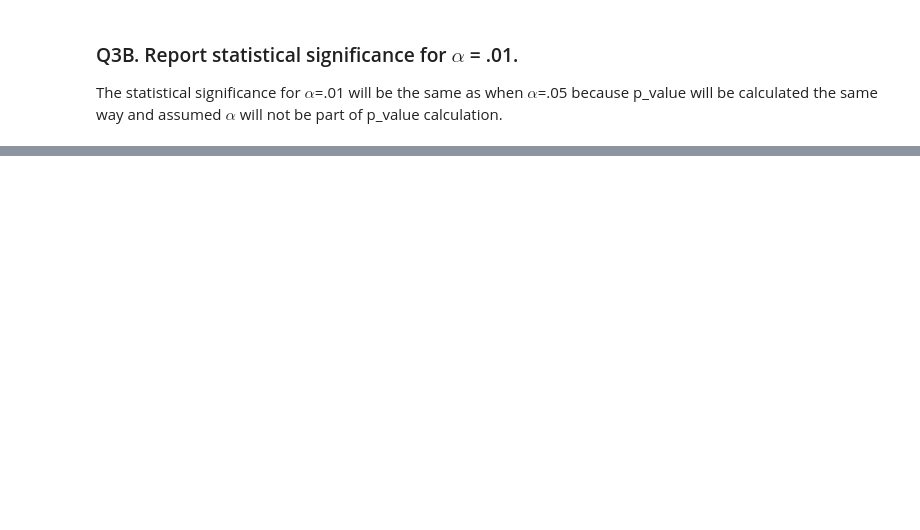
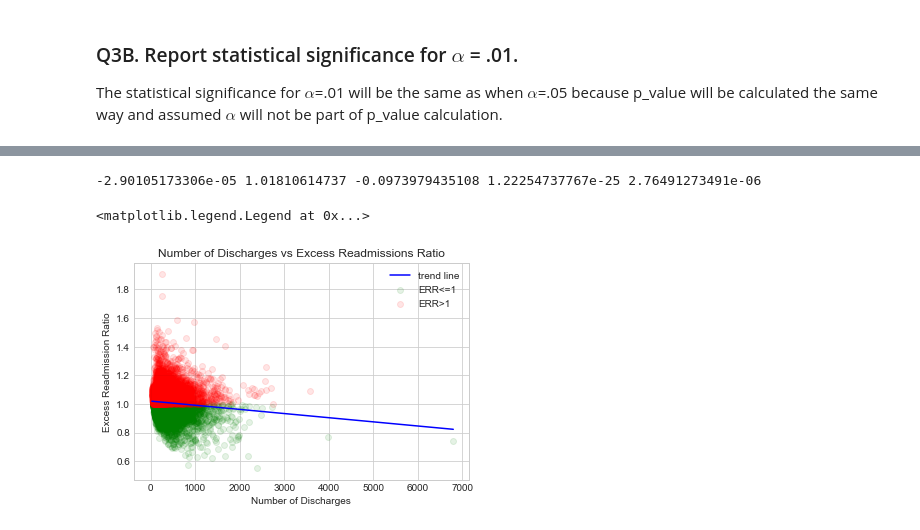
Before and after one commit to CttYss/dsi-inferential-statistics, a Jupyter notebook: inferential_statistics_exercise_3.ipynb, the cells around one changed output, grey strips where cells are left out. Cells and saved outputs as stored; diff of their text form; code cells hidden in the pictures; blank space fills up the shorter version.

```diff
--- a/inferential_statistics_exercise_3.ipynb
+++ b/inferential_statistics_exercise_3.ipynb
@@ -272,0 +422,19 @@ The statistical significance for $\alpha$=.01 will be the same as when $\alpha$=
+# %%
+print(slope, intercept, r_value, p_value, std_err)
+# %% [output]
+-2.90105173306e-05 1.01810614737 -0.0973979435108 1.22254737767e-25 2.76491273491e-06
+# %%
+X=new['Number of Discharges'].sort_values()
+y_trend=(-2.901e-05)*X + 1.02
+# %%
+plt.scatter(hosp1['Number of Discharges'], hosp1['Excess Readmission Ratio'], c='g', label="ERR<=1", alpha=0.10)
+plt.scatter(hosp2['Number of Discharges'], hosp2['Excess Readmission Ratio'], c='r', label='ERR>1', alpha=0.1)
+plt.plot(X, y_trend, c='b', label='trend line')
+
+plt.xlabel('Number of Discharges')
+plt.ylabel('Excess Readmission Ratio')
+plt.title('Number of Discharges vs Excess Readmissions Ratio')
+plt.legend()
+# %% [output]
+<matplotlib.legend.Legend at 0x...>
+[figure, added]
```
Also changed, not shown: parts of 25 cells of this notebook.
